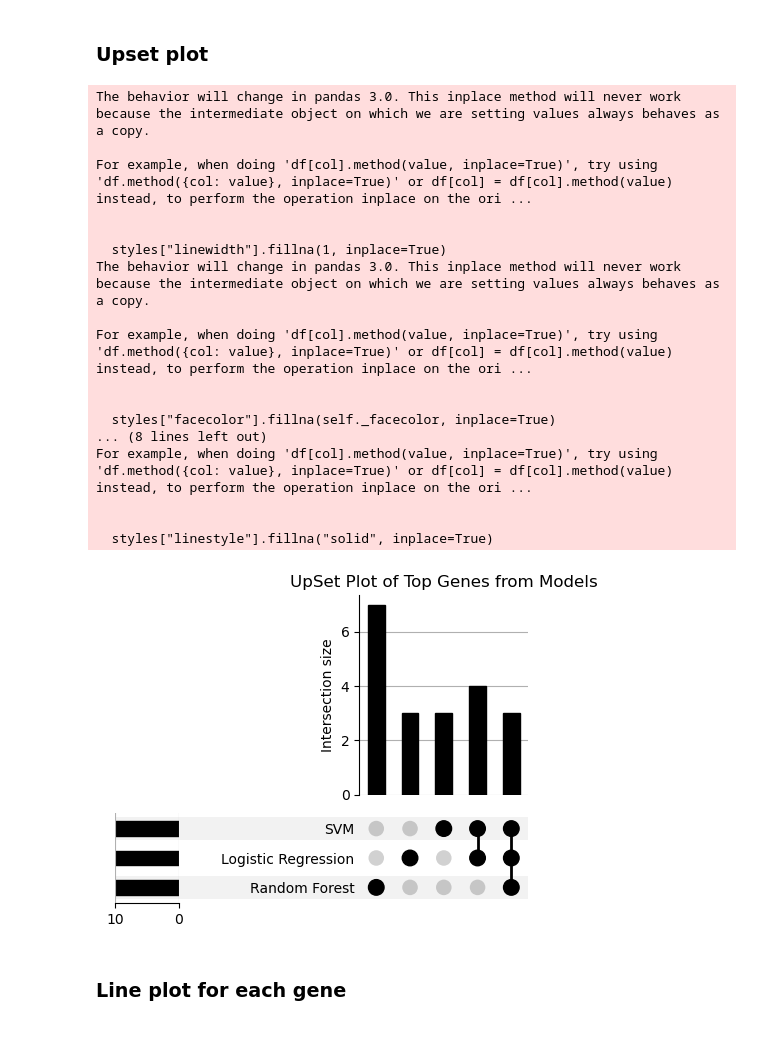
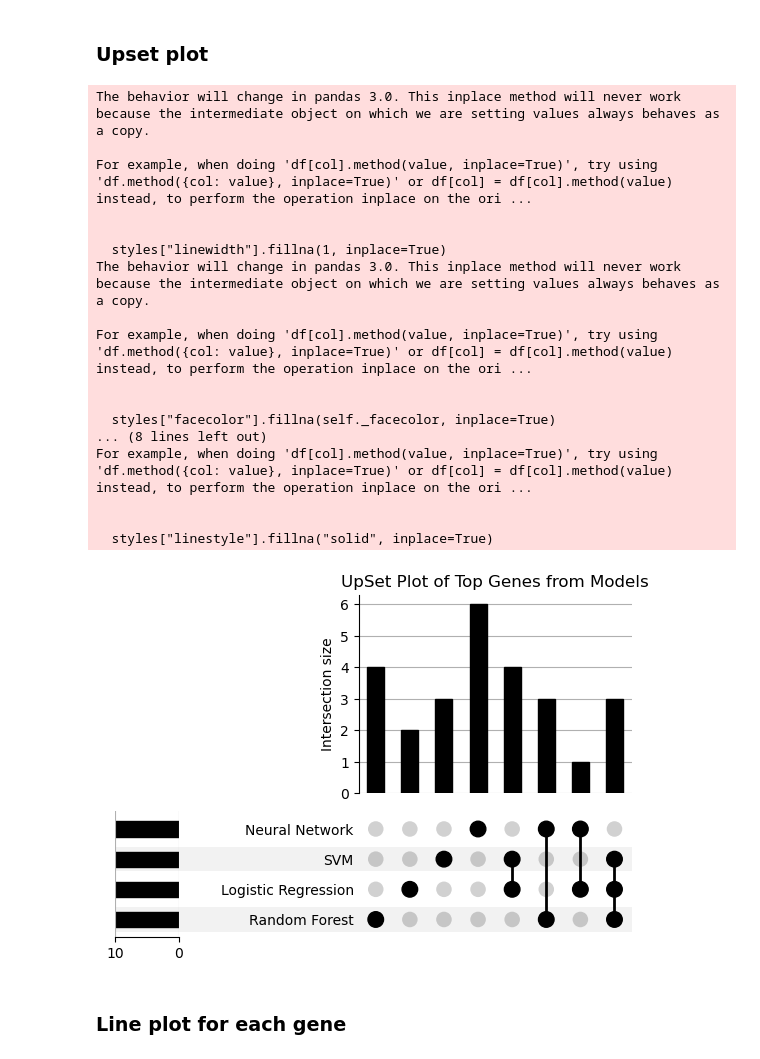
Before and after one commit to alecplotkin/DATA-481-Team-Virology, a Jupyter notebook: Nicolas_Zhang/try2/data_20250318.ipynb, the cells around one changed output. Drawn from its saved outputs; the diff is of its cells as text; code cells hidden in the pictures.

```diff
--- a/Nicolas_Zhang/try2/data_20250318.ipynb
+++ b/Nicolas_Zhang/try2/data_20250318.ipynb
@@ -513,8 +529,10 @@ plt.show()
 from upsetplot import UpSet
 
 
+NN_genes = {"Orf11", "Orf29", "K7", "Orf17", "Orf16", "Orf25", "Orf6", "Orf70", "Orf23", "Orf27"}
+
 # Combine all genes into a single set
-all_genes = RF_genes.union(LR_genes).union(SVM_genes)
+all_genes = RF_genes.union(LR_genes).union(SVM_genes).union(NN_genes)
 
 # Create a DataFrame to represent membership in each set
 data = []
@@ -522,39 +540,40 @@ for gene in all_genes:
     data.append({
         'Random Forest': gene in RF_genes,
         'Logistic Regression': gene in LR_genes,
-        'SVM': gene in SVM_genes
+        'SVM': gene in SVM_genes,
+        'Neural Network': gene in NN_genes
     })
 membership_df = pd.DataFrame(data)
 
 # Convert to a format suitable for UpSetPlot
-membership_counts = membership_df.groupby(['Random Forest', 'Logistic Regression', 'SVM']).size()
+membership_counts = membership_df.groupby(['Random Forest', 'Logistic Regression', 'SVM', 'Neural Network']).size()
 
 # Create the UpSet plot
 upset = UpSet(membership_counts)
 upset.plot()
 
 # Show the plot
 plt.title("UpSet Plot of Top Genes from Models")
 plt.show()
 # %% [output]
 The behavior will change in pandas 3.0. This inplace method will never work because the intermediate object on which we are setting values always behaves as a copy.
 
 For example, when doing 'df[col].method(value, inplace=True)', try using 'df.method({col: value}, inplace=True)' or df[col] = df[col].method(value) instead, to perform the operation inplace on the ori ...
 
 
   styles["linewidth"].fillna(1, inplace=True)
 The behavior will change in pandas 3.0. This inplace method will never work because the intermediate object on which we are setting values always behaves as a copy.
 
 For example, when doing 'df[col].method(value, inplace=True)', try using 'df.method({col: value}, inplace=True)' or df[col] = df[col].method(value) instead, to perform the operation inplace on the ori ...
 
 
   styles["facecolor"].fillna(self._facecolor, inplace=True)
 ... (8 lines left out)
 For example, when doing 'df[col].method(value, inplace=True)', try using 'df.method({col: value}, inplace=True)' or df[col] = df[col].method(value) instead, to perform the operation inplace on the ori ...
 
 
   styles["linestyle"].fillna("solid", inplace=True)
-[figure, old version]
+[figure, new version]
 # %% [markdown]
 ### Line plot for each gene
 # %%
```
Also changed, not shown: parts of 4 cells of this notebook, 1 other file.
